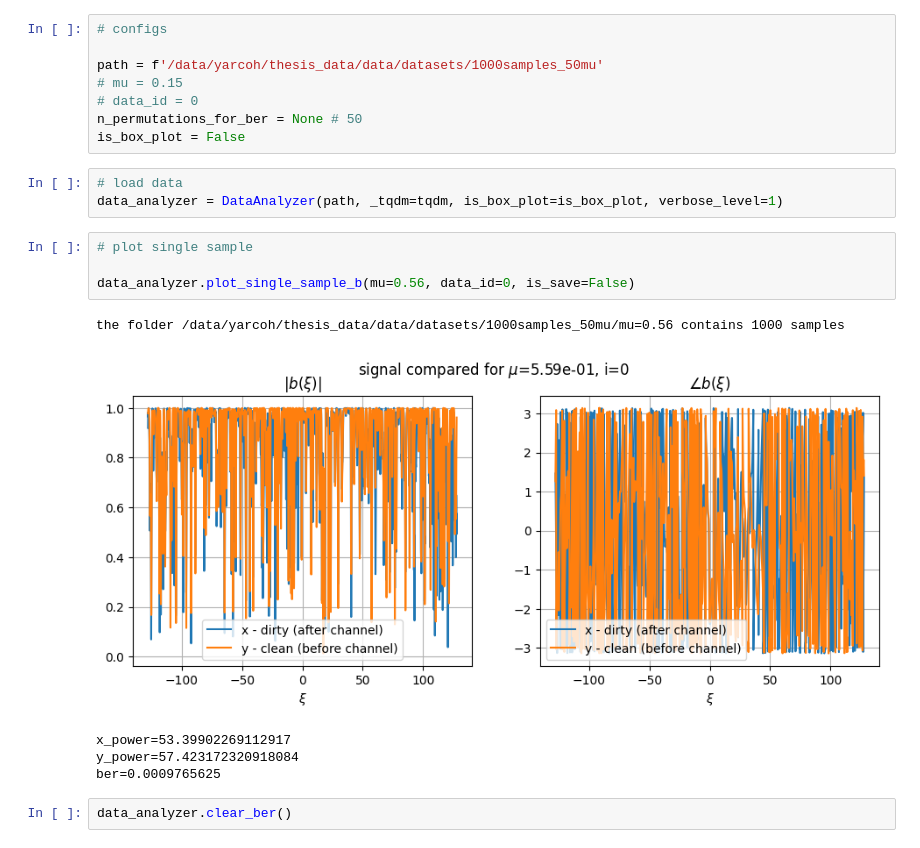
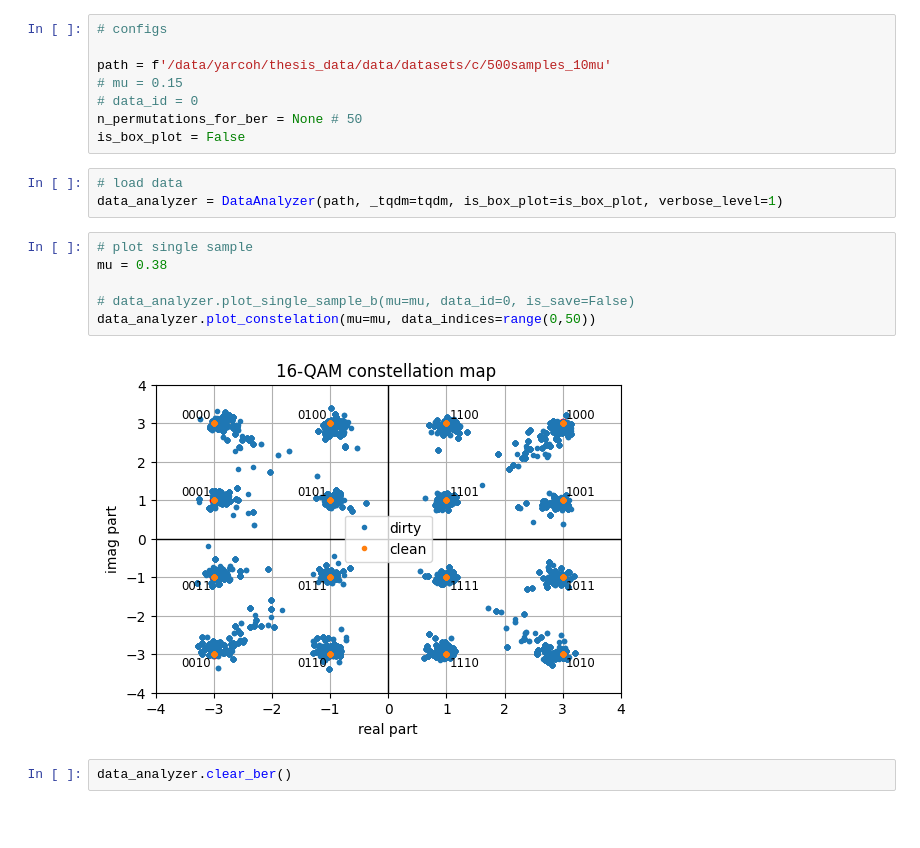
Before and after one commit to Yarden92/Thesis-code, a Jupyter notebook: apps/deep/data_analyzer.ipynb, the cells around one changed output. Drawn from its saved outputs; the diff is of its cells as text; blank space fills up the shorter version.

Commit message:
analyze big ds (b1)

```diff
--- a/apps/deep/data_analyzer.ipynb
+++ b/apps/deep/data_analyzer.ipynb
@@ -17,7 +22,7 @@ from tqdm.notebook import tqdm
 # %%
 # configs
 
-path = f'/data/yarcoh/thesis_data/data/datasets/1000samples_50mu'
+path = f'/data/yarcoh/thesis_data/data/datasets/c/500samples_10mu'
 # mu = 0.15
 # data_id = 0
 n_permutations_for_ber = None # 50
@@ -27,14 +32,12 @@ is_box_plot = False
 data_analyzer = DataAnalyzer(path, _tqdm=tqdm, is_box_plot=is_box_plot, verbose_level=1)
 # %%
 # plot single sample
+mu = 0.38
 
-data_analyzer.plot_single_sample_b(mu=0.56, data_id=0, is_save=False)
+# data_analyzer.plot_single_sample_b(mu=mu, data_id=0, is_save=False)
+data_analyzer.plot_constelation(mu=mu, data_indices=range(0,50))
 # %% [output]
-the folder /data/yarcoh/thesis_data/data/datasets/1000samples_50mu/mu=0.56 contains 1000 samples
-[figure, old version]
+[figure, new version]
-x_power=53.39902269112917
-y_power=57.423172320918084
-ber=0.0009765625
 # %%
 data_analyzer.clear_ber()
 # %%
```
Also changed, not shown: parts of 5 cells of this notebook, 7 other files.
